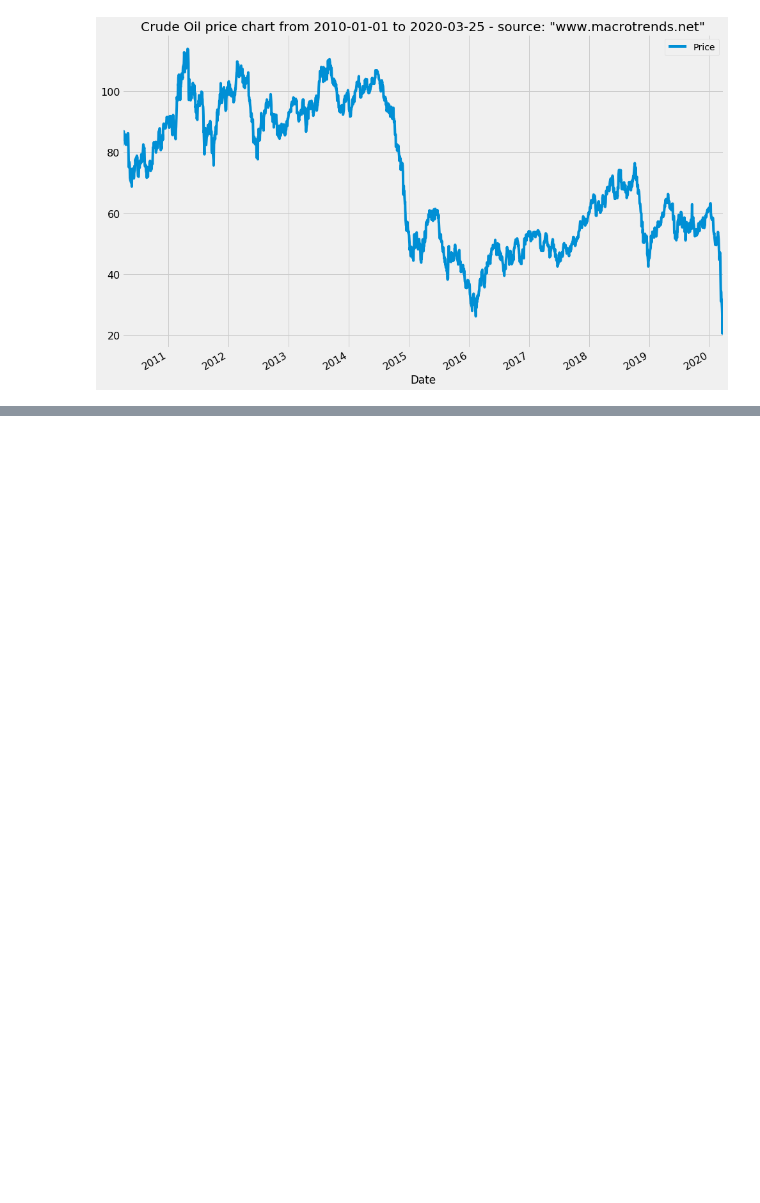
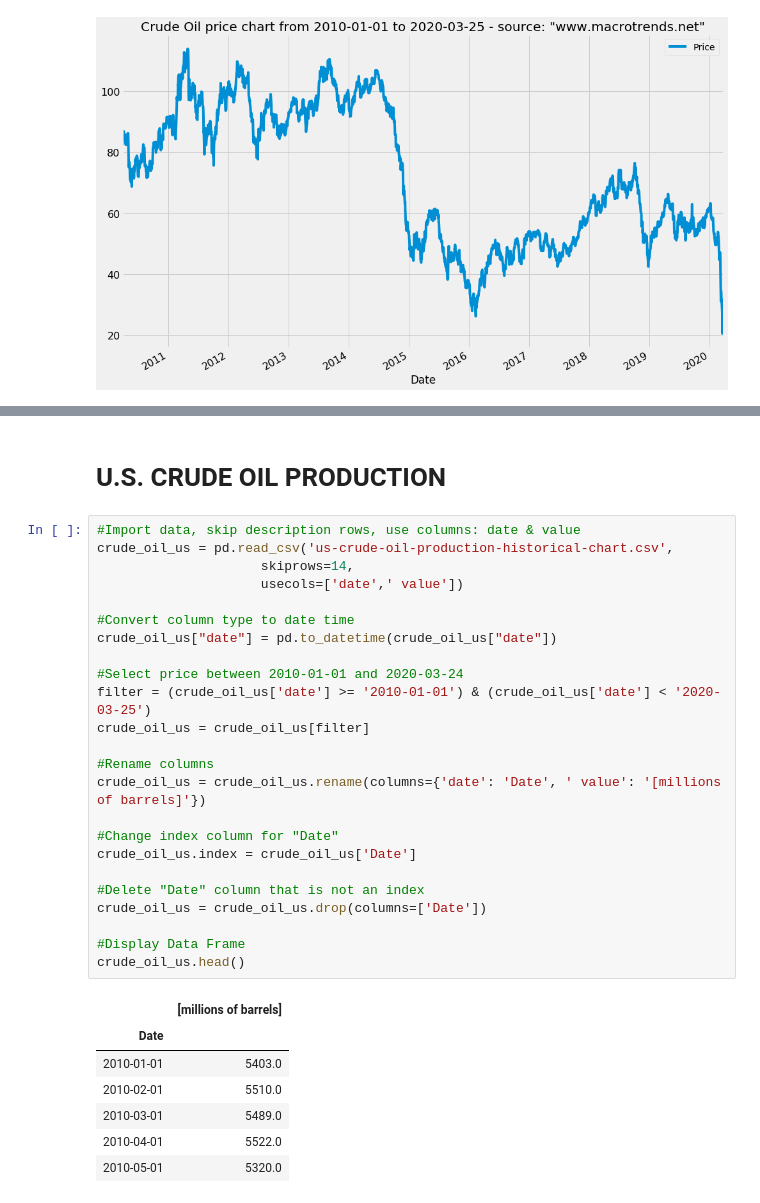
Before and after one commit to azagorowski/Analysis-and-forecast-of-stock-exchange-price-based-on-selected-indicators-using-machine-learning, a Jupyter notebook: scripts/Crude_oil.ipynb, the cells around one changed output, grey strips where cells are left out. Drawn from its saved outputs; the diff is of its cells as text; blank space fills up the shorter version.

```diff
--- a/scripts/Crude_oil.ipynb
+++ b/scripts/Crude_oil.ipynb
@@ -59,0 +101,34 @@ crude_oil.plot(title="Crude Oil price chart from 2010-01-01 to 2020-03-25 - sour
+# %% [markdown]
+# U.S. CRUDE OIL PRODUCTION
+# %%
+#Import data, skip description rows, use columns: date & value
+crude_oil_us = pd.read_csv('us-crude-oil-production-historical-chart.csv',
+                     skiprows=14,
+                     usecols=['date',' value'])
+
+#Convert column type to date time
+crude_oil_us["date"] = pd.to_datetime(crude_oil_us["date"])
+
+#Select price between 2010-01-01 and 2020-03-24
+filter = (crude_oil_us['date'] >= '2010-01-01') & (crude_oil_us['date'] < '2020-03-25')
+crude_oil_us = crude_oil_us[filter]
+
+#Rename columns
+crude_oil_us = crude_oil_us.rename(columns={'date': 'Date', ' value': '[millions of barrels]'})
+
+#Change index column for "Date"
+crude_oil_us.index = crude_oil_us['Date']
+
+#Delete "Date" column that is not an index
+crude_oil_us = crude_oil_us.drop(columns=['Date'])
+
+#Display Data Frame
+crude_oil_us.head()
+# %% [output]
+|  | [millions of barrels] |
+| Date |  |
+| 2010-01-01 | 5403.0 |
+| 2010-02-01 | 5510.0 |
+| 2010-03-01 | 5489.0 |
+| 2010-04-01 | 5522.0 |
+| 2010-05-01 | 5320.0 |
```
Also changed, not shown: parts of 5 cells of this notebook.
